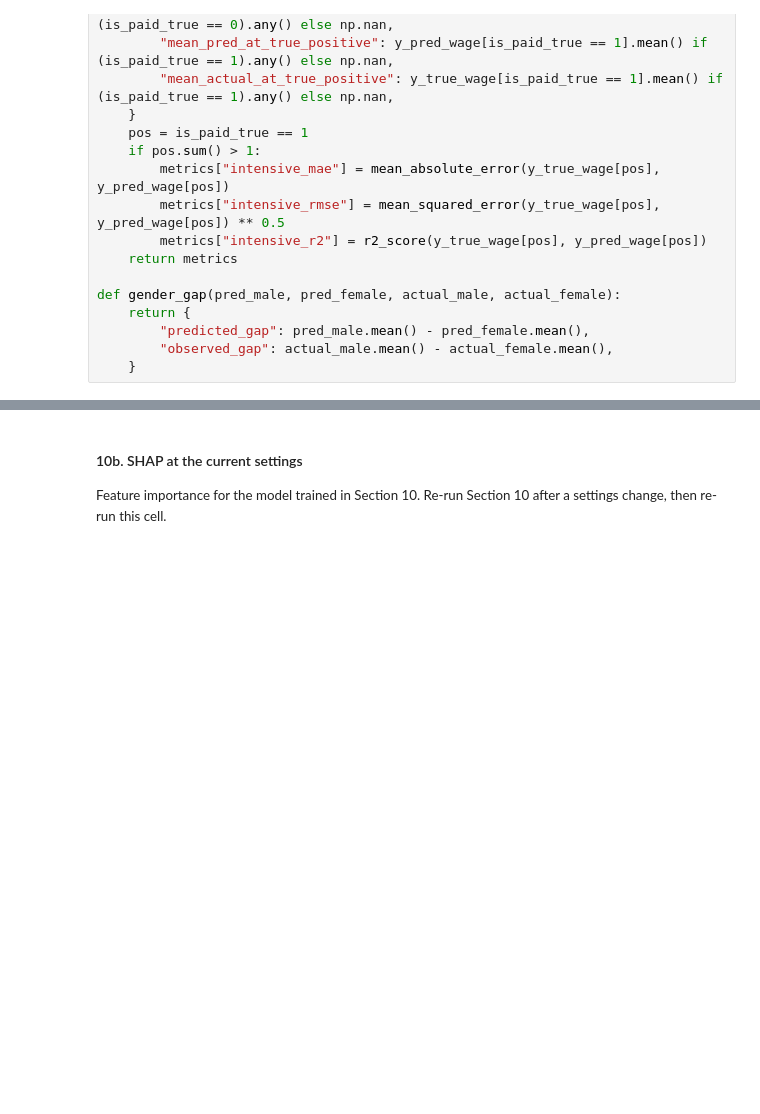
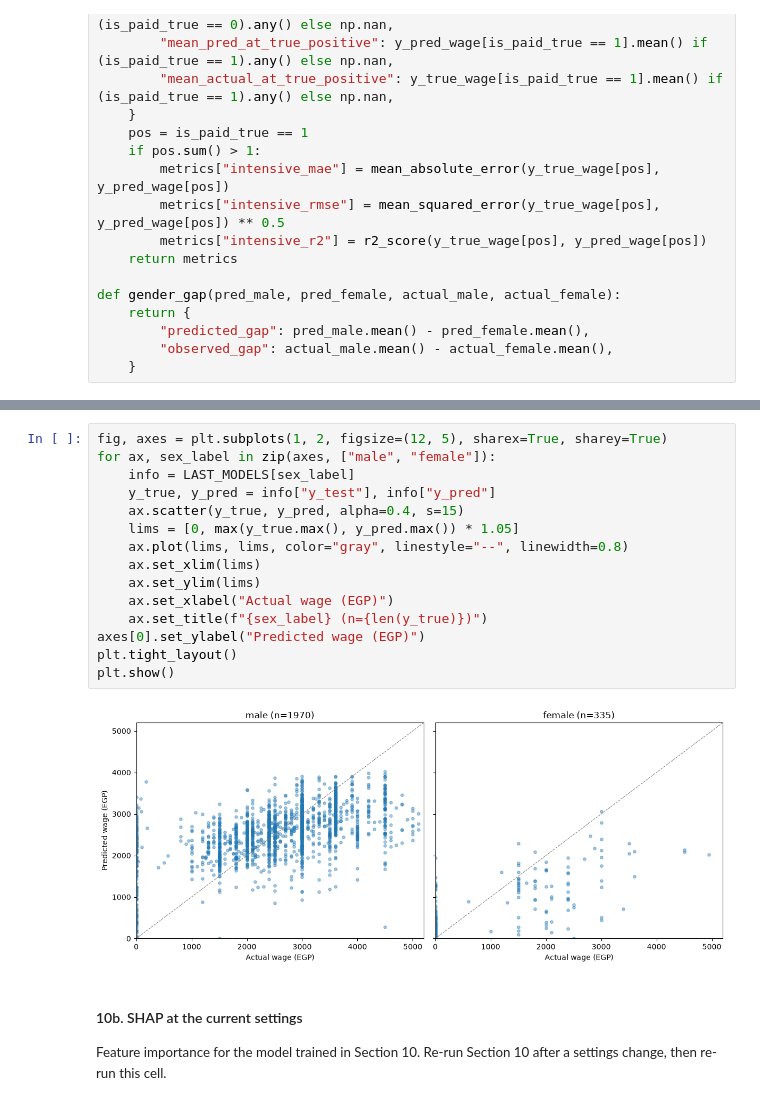
Before and after one commit to Deltares-research/egypt-survey-ml, a Jupyter notebook: notebooks/train-catboost_v2_agri.ipynb, the cells around one changed output, grey strips where cells are left out. Saved outputs shown, nothing was run; the diff lists cells and outputs as text; blank space fills up the shorter version.

```diff
--- a/notebooks/train-catboost_v2_agri.ipynb
+++ b/notebooks/train-catboost_v2_agri.ipynb
@@ -616,3 +575,20 @@ Logged this run as "EMPSTAB=True, HRSWK_F=False, ZERO='none'" -- comparison_log
+# %%
+fig, axes = plt.subplots(1, 2, figsize=(12, 5), sharex=True, sharey=True)
+for ax, sex_label in zip(axes, ["male", "female"]):
+    info = LAST_MODELS[sex_label]
+    y_true, y_pred = info["y_test"], info["y_pred"]
+    ax.scatter(y_true, y_pred, alpha=0.4, s=15)
+    lims = [0, max(y_true.max(), y_pred.max()) * 1.05]
+    ax.plot(lims, lims, color="gray", linestyle="--", linewidth=0.8)
+    ax.set_xlim(lims)
+    ax.set_ylim(lims)
+    ax.set_xlabel("Actual wage (EGP)")
+    ax.set_title(f"{sex_label} (n={len(y_true)})")
+axes[0].set_ylabel("Predicted wage (EGP)")
+plt.tight_layout()
+plt.show()
+# %% [output]
+[figure, added]
 # %% [markdown]
 #### 10b. SHAP at the current settings
 
```
Also changed, not shown: parts of 17 cells of this notebook, 1 other file.
